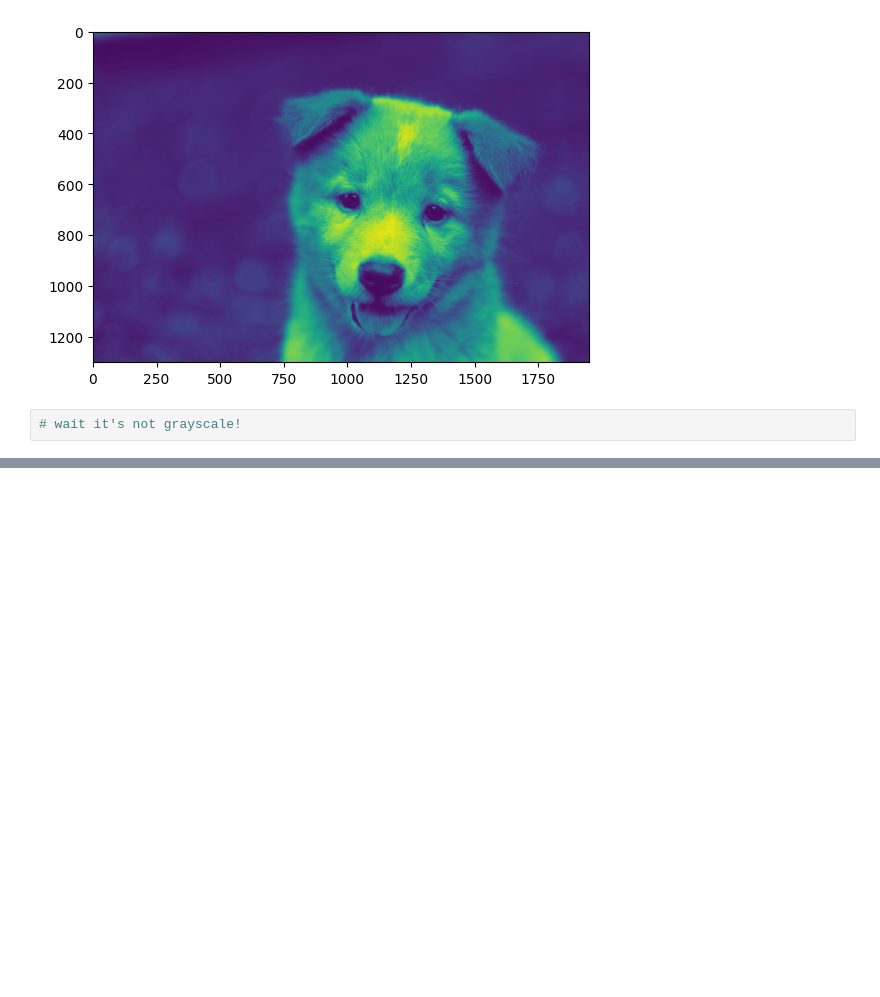
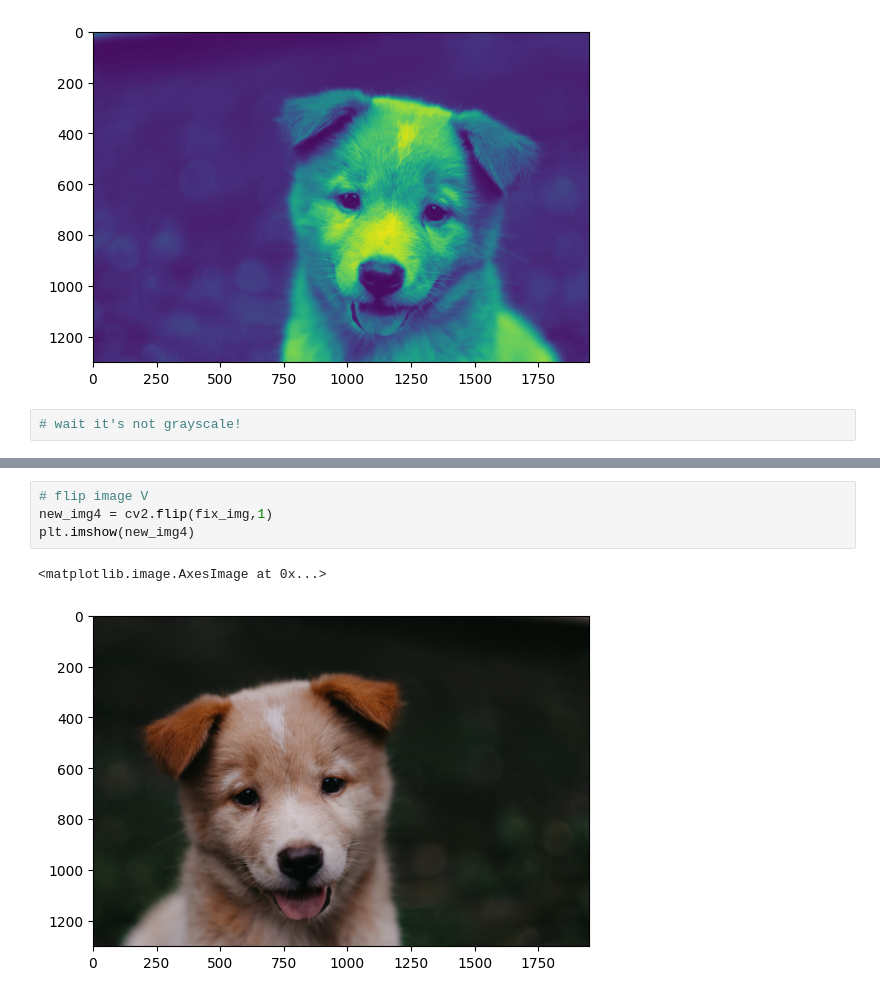
Before and after one commit to kcmartin/opencv-coursework, a Jupyter notebook: opencv-basics.ipynb, the cells around one changed output, grey strips where cells are left out. Saved outputs shown, nothing was run; the diff lists cells and outputs as text; blank space fills up the shorter version.

```diff
--- a/opencv-basics.ipynb
+++ b/opencv-basics.ipynb
@@ -53,0 +84,7 @@ plt.imshow(img_gray,cmap='gray')
+# %%
+# flip image V
+new_img4 = cv2.flip(fix_img,1)
+plt.imshow(new_img4)
+# %% [output]
+<matplotlib.image.AxesImage at 0x...>
+[figure, added]
```
Also changed, not shown: parts of 11 cells of this notebook.
